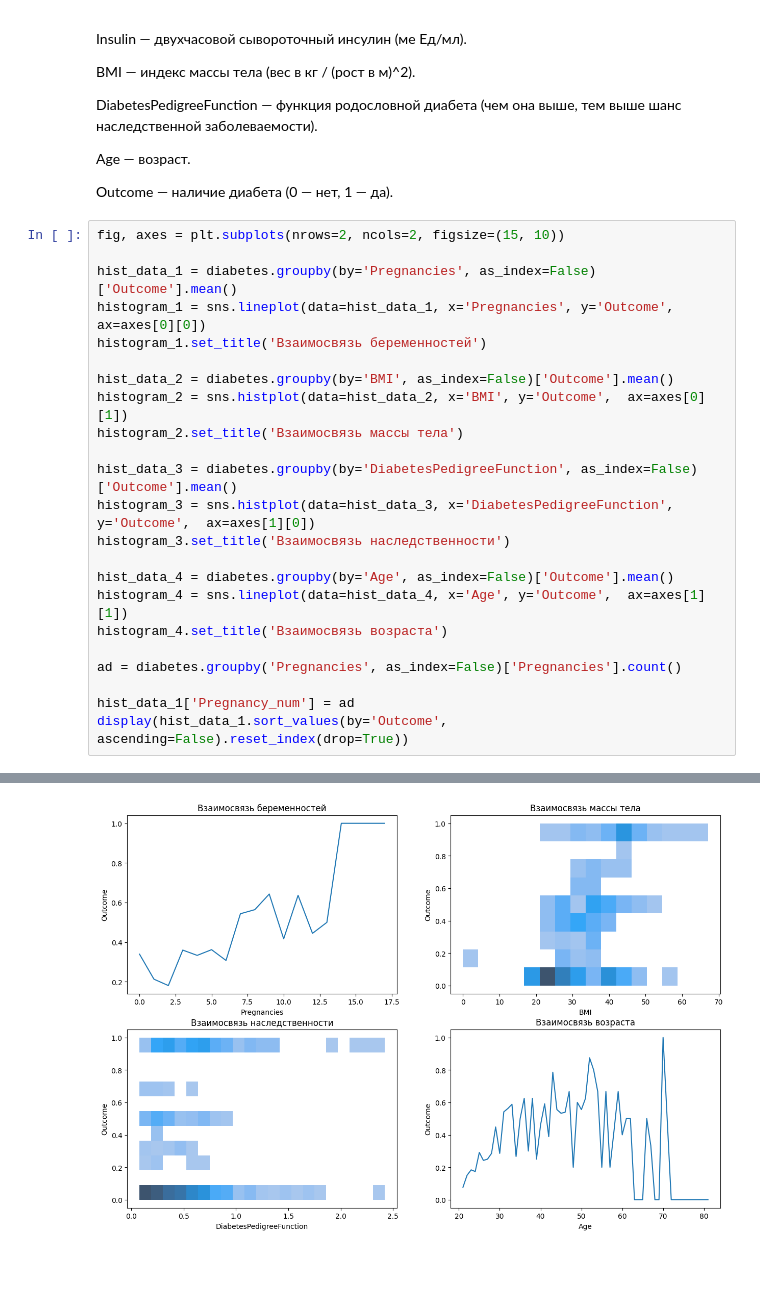
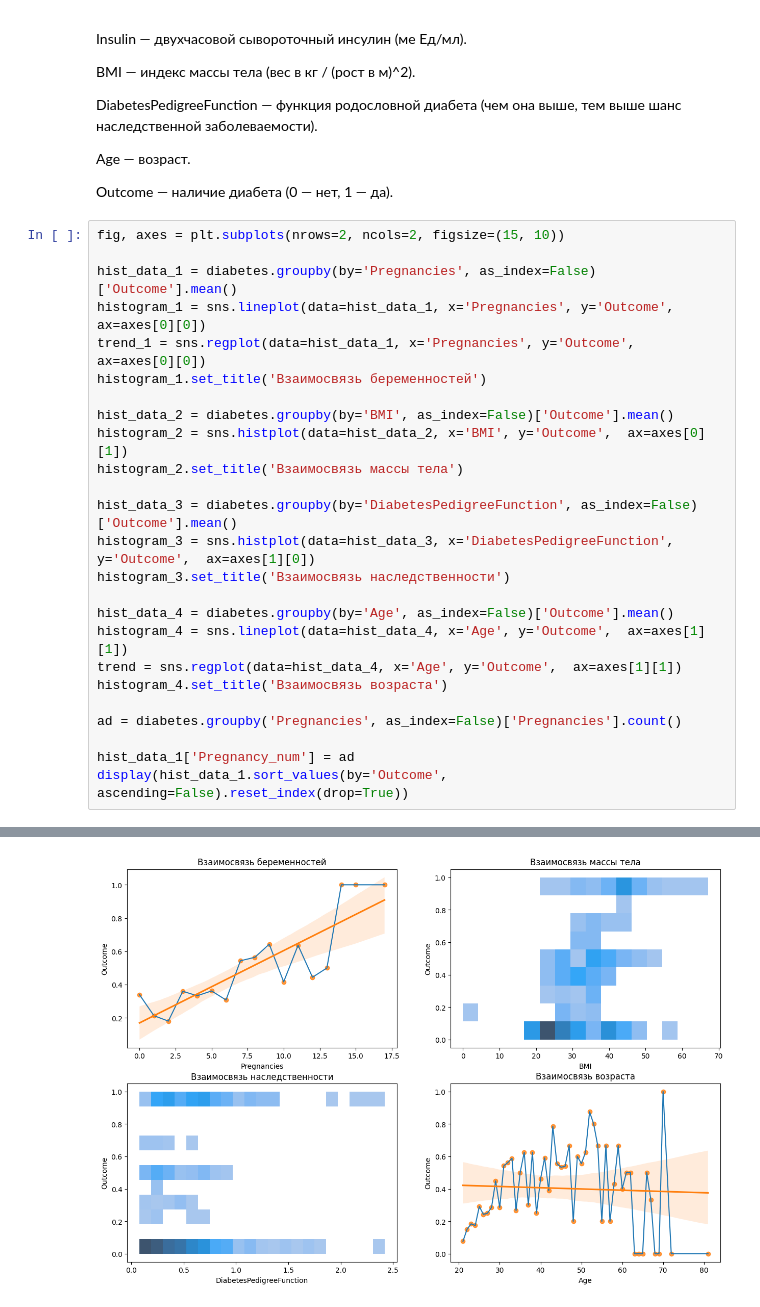
Before and after one commit to SudarickovIlya/DataCleaningProject, a Jupyter notebook: Data cleansing/Cleasing check.ipynb, the cells around one changed output, grey strips where cells are left out. Saved outputs shown, nothing was run; the diff lists cells and outputs as text; blank space fills up the shorter version.

Commit message:
Add regplots

```diff
--- a/Data cleansing/Cleasing check.ipynb
+++ b/Data cleansing/Cleasing check.ipynb
@@ -41,6 +41,7 @@ fig, axes = plt.subplots(nrows=2, ncols=2, figsize=(15, 10))
 
 hist_data_1 = diabetes.groupby(by='Pregnancies', as_index=False)['Outcome'].mean()
 histogram_1 = sns.lineplot(data=hist_data_1, x='Pregnancies', y='Outcome',  ax=axes[0][0])
+trend_1 = sns.regplot(data=hist_data_1, x='Pregnancies', y='Outcome',  ax=axes[0][0])
 histogram_1.set_title('Взаимосвязь беременностей')
 
 hist_data_2 = diabetes.groupby(by='BMI', as_index=False)['Outcome'].mean()
@@ -51,31 +52,32 @@ hist_data_3 = diabetes.groupby(by='DiabetesPedigreeFunction', as_index=False)['O
 histogram_3 = sns.histplot(data=hist_data_3, x='DiabetesPedigreeFunction', y='Outcome',  ax=axes[1][0])
 histogram_3.set_title('Взаимосвязь наследственности')
 
 hist_data_4 = diabetes.groupby(by='Age', as_index=False)['Outcome'].mean()
 histogram_4 = sns.lineplot(data=hist_data_4, x='Age', y='Outcome',  ax=axes[1][1])
+trend = sns.regplot(data=hist_data_4, x='Age', y='Outcome',  ax=axes[1][1])
 histogram_4.set_title('Взаимосвязь возраста')
 
 ad = diabetes.groupby('Pregnancies', as_index=False)['Pregnancies'].count()
 
 hist_data_1['Pregnancy_num'] = ad
 display(hist_data_1.sort_values(by='Outcome', ascending=False).reset_index(drop=True))
 # %% [output]
 |  | Pregnancies | Outcome | Pregnancy_num |
 | 0 | 17 | 1.000000 | 1 |
 | 1 | 15 | 1.000000 | 1 |
 | 2 | 14 | 1.000000 | 2 |
 | 3 | 9 | 0.642857 | 28 |
 | 4 | 11 | 0.636364 | 11 |
 | 5 | 8 | 0.564103 | 39 |
 | 6 | 7 | 0.543478 | 46 |
 | 7 | 13 | 0.500000 | 10 |
 | 8 | 12 | 0.444444 | 9 |
 | 9 | 10 | 0.416667 | 24 |
 | 10 | 5 | 0.362069 | 58 |
 | 11 | 3 | 0.360000 | 75 |
 | 12 | 0 | 0.339286 | 112 |
 | 13 | 4 | 0.333333 | 69 |
 | 14 | 6 | 0.307692 | 52 |
 | 15 | 1 | 0.213235 | 136 |
 | 16 | 2 | 0.180952 | 105 |
-[figure, old version]
+[figure, new version]
```
Also changed, not shown: parts of 1 cell of this notebook.
